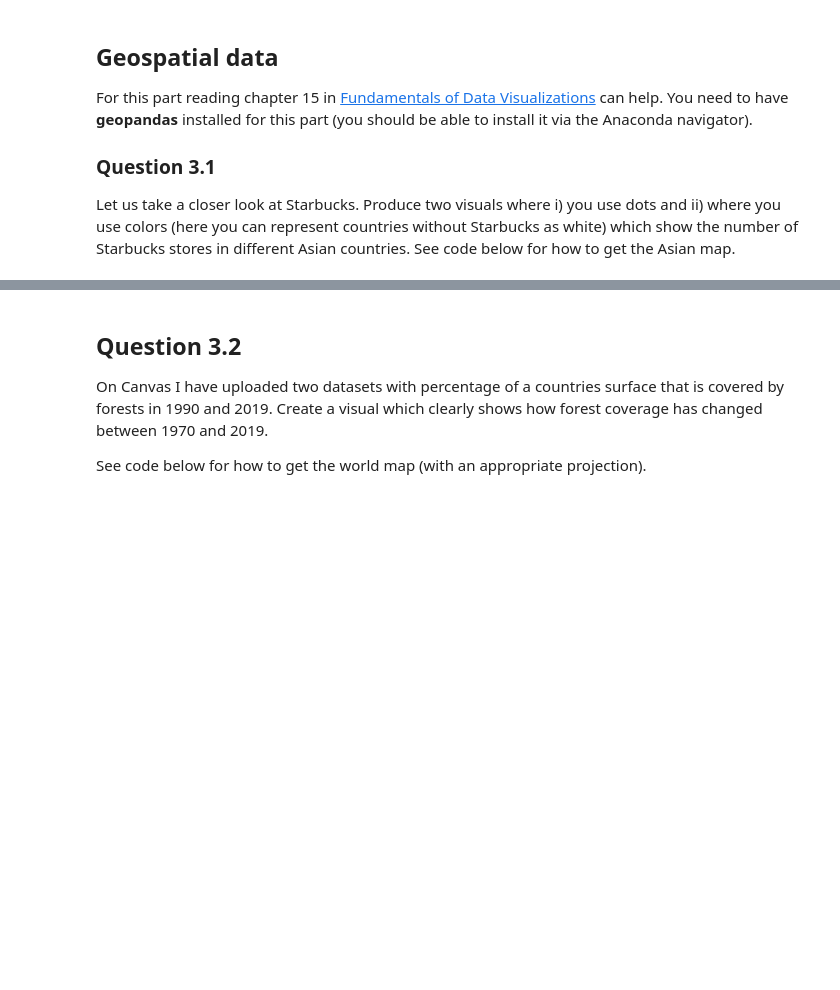
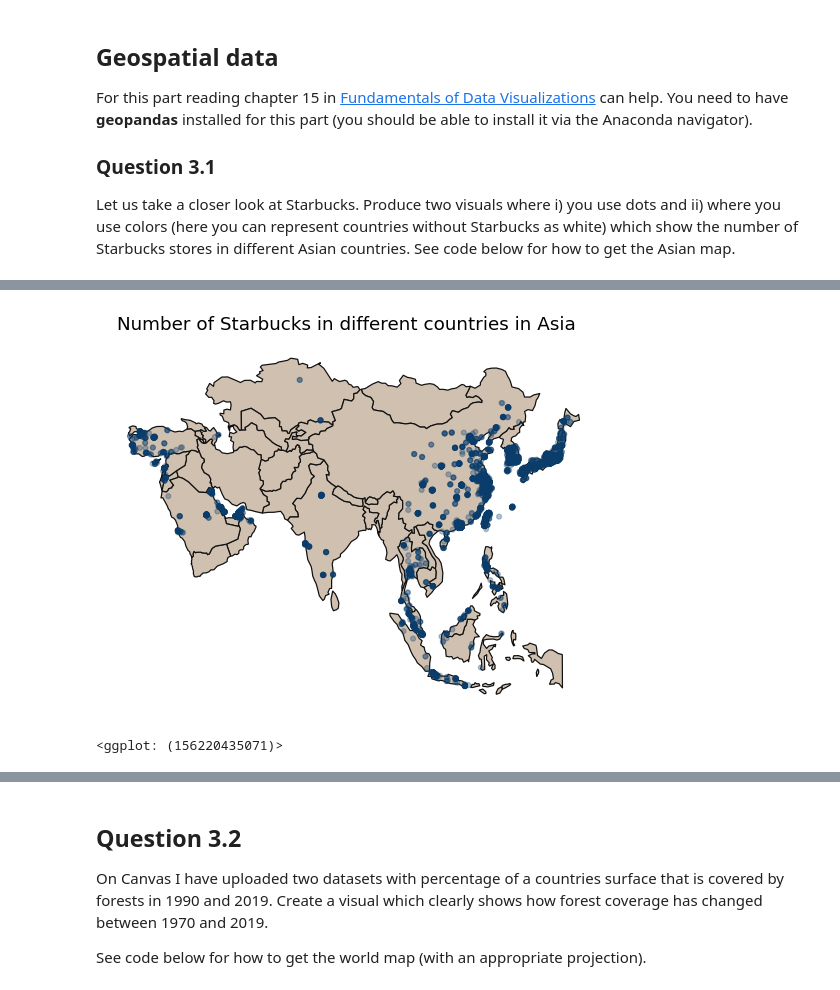
Before and after one commit to Stickish/MVE080, a Jupyter notebook: Homework 3/Homework3.ipynb, the cells around one changed output, grey strips where cells are left out. Cells and saved outputs as stored; diff of their text form; code cells hidden in the pictures; blank space fills up the shorter version.

```diff
--- a/Homework 3/Homework3.ipynb
+++ b/Homework 3/Homework3.ipynb
@@ -259,0 +341,37 @@ asia = world[world["continent"] == "Asia"]
+# %%
+# Insert code here for visual 1
+col_highlight = ["#D0C0B0", "#0A3D6B", "#B6C2CC", "#BEAAB4", "#ECE9CD", "#0D5C3D", "#812F02"]
+
+df = pd.read_csv('Starbucks_data.csv')
+
+countries = df['Country'].unique()
+
+for i in range(df.shape[0]):
+    entry = df.loc[i,'Timezone']
+    tzc_c = entry.split('/') # Timezone + continent split from country
+    tzc = tzc_c[0] # timezone continent
+    tzc = tzc.split(' ')
+    continent = tzc[1]
+    df.loc[i, 'Continent'] = continent
+# %%
+# Insert code here for visual 1
+
+df_asia = df[df['Continent']=='Asia']
+# print(df_asia) # 2 werid otliers at about (55, 65) (lat, long)
+# Weird outliers from russia that came through in ekaterinburg, yekaterinburg, tyumen removing these
+df_asia = df_asia.drop(df_asia[df_asia['iso_a3']=='RUS'].index)
+
+p = (ggplot(df_asia)
+    + geom_map(data=asia, fill=col_highlight[0])
+    + geom_point(data=df_asia, mapping=aes(x='Longitude', y='Latitude'), color=col_highlight[1], alpha=0.3)
+    + labs(x='', y='', title='Number of Starbucks in different countries in Asia')
+    + theme(panel_background=element_rect(fill = "white"),
+            axis_ticks=element_blank(),
+            axis_text=element_blank())
+    )
+p
+
+# Remember to print the visual
+# %% [output]
+[figure, added]
+<ggplot: (156220435071)>
```
Also changed, not shown: parts of 16 cells of this notebook, 27 other files.
